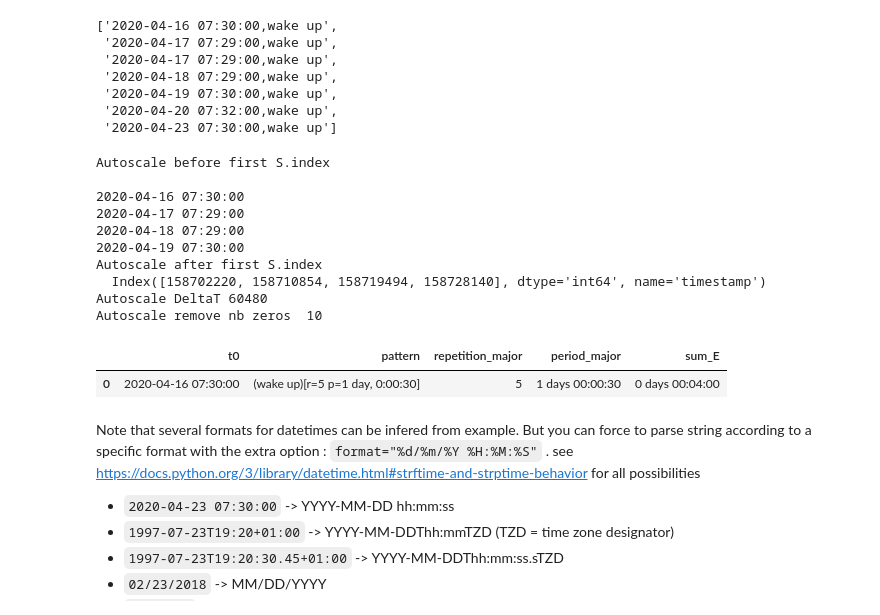
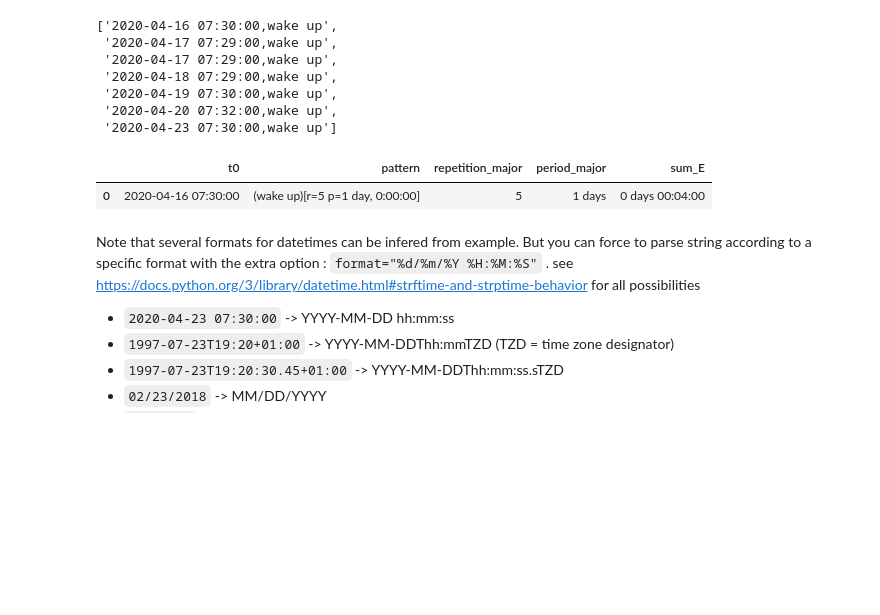
Before and after one commit to scikit-mine/scikit-mine, a Jupyter notebook: docs/tutorials/periodic/periodic_pattern_mining_on_canadian_TV_logs.ipynb, the cells around one changed output. Cells and saved outputs as stored; diff of their text form; code cells hidden in the pictures; blank space fills up the shorter version.

```diff
--- a/docs/tutorials/periodic/periodic_pattern_mining_on_canadian_TV_logs.ipynb
+++ b/docs/tutorials/periodic/periodic_pattern_mining_on_canadian_TV_logs.ipynb
@@ -444,22 +407,12 @@ data
 # %%
 from skmine.datasets.periodic import fetch_file
 
 data = fetch_file("dataset_datetime.csv", separator=",")  # by default separator is already comma
 pcm = PeriodicPatternMiner().fit(data)
-pcm.discover()
+pcm.transform(data)
 # %% [output]
-Autoscale before first S.index
-
-2020-04-16 07:30:00
-2020-04-17 07:29:00
-2020-04-18 07:29:00
-2020-04-19 07:30:00
-Autoscale after first S.index
-  Index([158702220, 158710854, 158719494, 158728140], dtype='int64', name='timestamp')
-Autoscale DeltaT 60480
-Autoscale remove nb zeros  10
 |  | t0 | pattern | repetition_major | period_major | sum_E |
-| 0 | 2020-04-16 07:30:00 | (wake up)[r=5 p=1 day, 0:00:30] | 5 | 1 days 00:00:30 | 0 days 00:04:00 |
+| 0 | 2020-04-16 07:30:00 | (wake up)[r=5 p=1 day, 0:00:00] | 5 | 1 days | 0 days 00:04:00 |
 # %% [markdown]
 Note that several formats for datetimes can be infered from example. But you can force to parse string according to a specific format with the extra option : `format="%d/%m/%Y %H:%M:%S"` . see https://docs.python.org/3/library/datetime.html#strftime-and-strptime-behavior for all possibilities
 - `2020-04-23 07:30:00` -> YYYY-MM-DD hh:mm:ss
```
Also changed, not shown: parts of 17 cells of this notebook, 1 other file.
